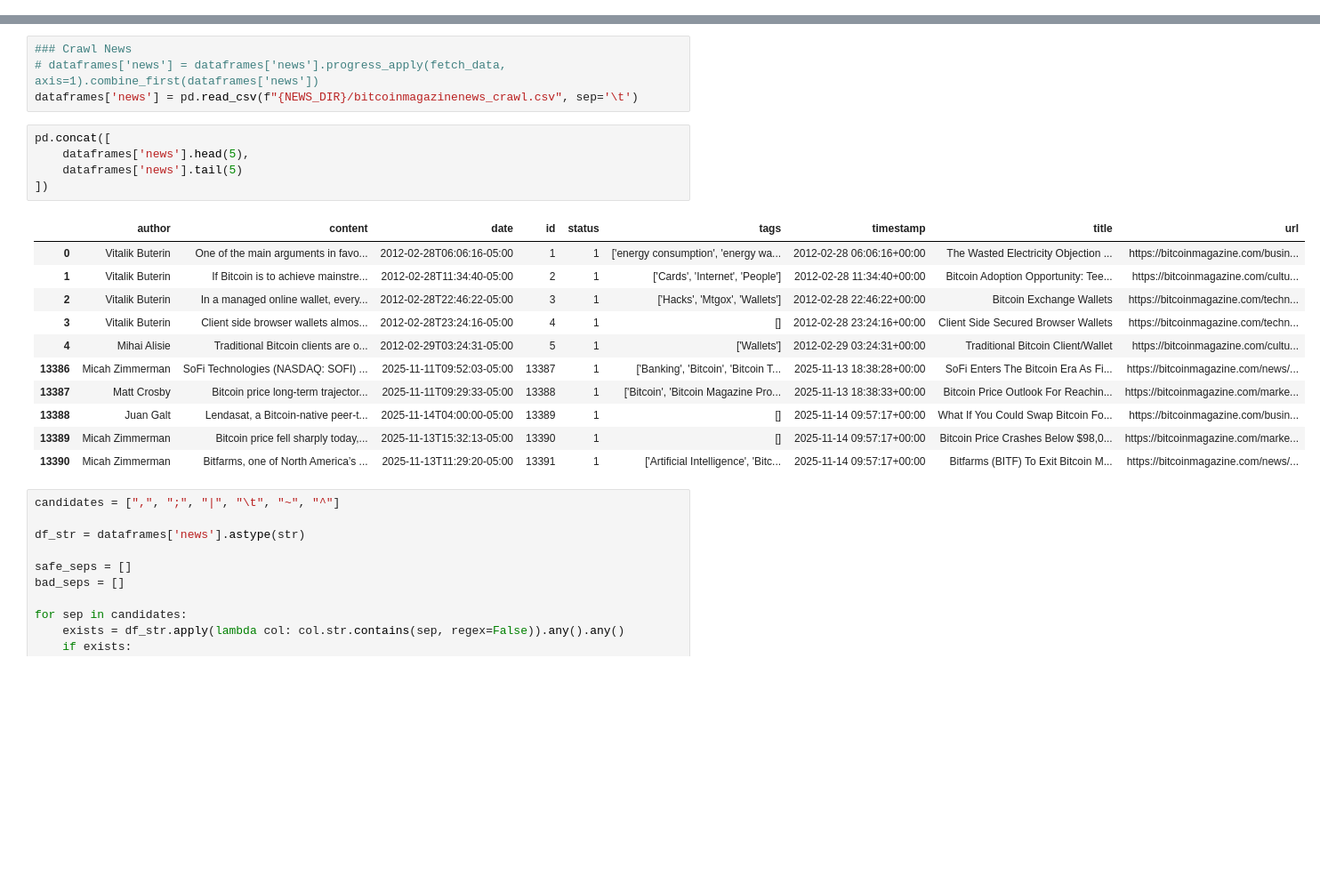
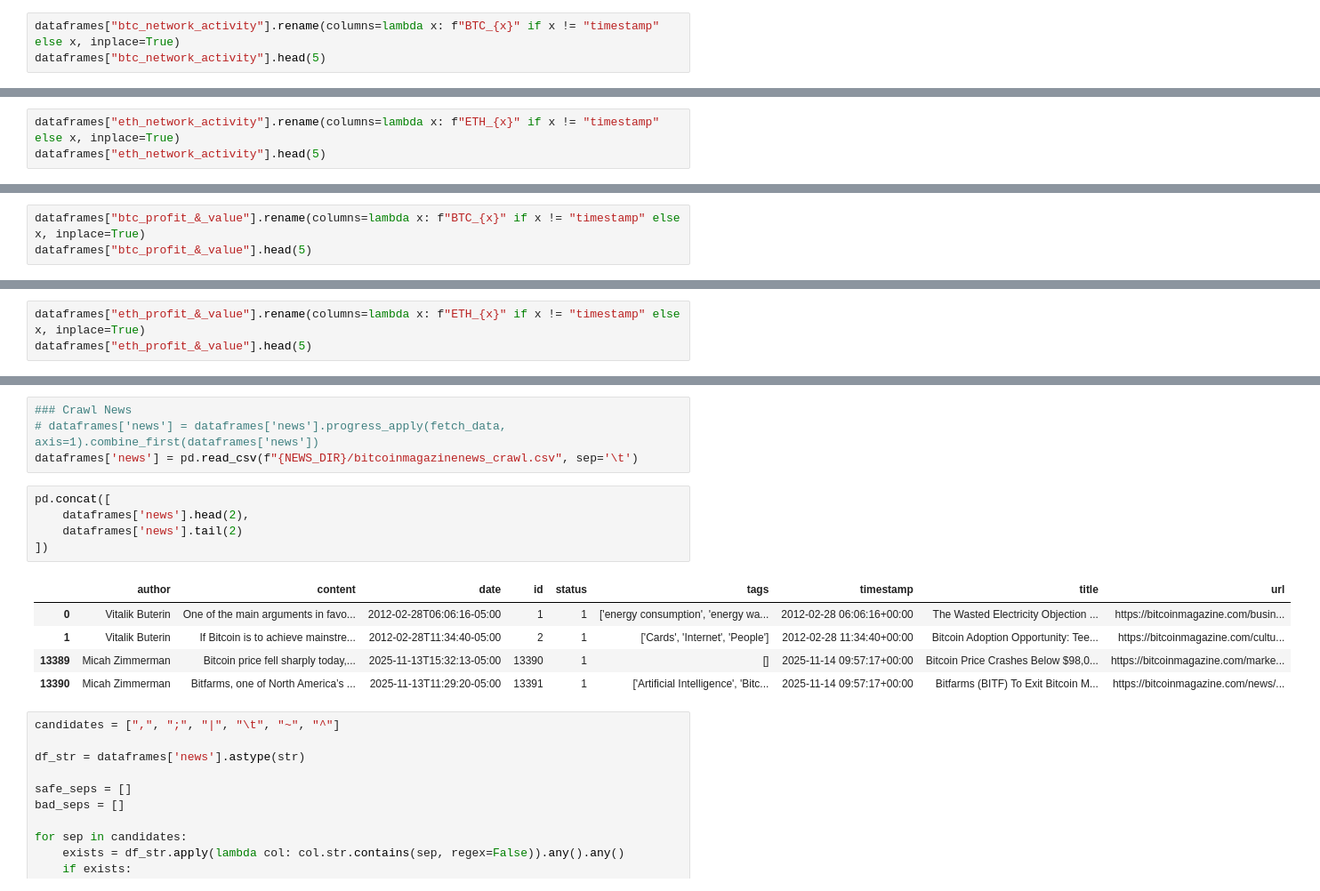
Before and after one commit to hyperformancelabs/crypto-price-forecaster, a Jupyter notebook: processors/cleaning.ipynb, the cells around one changed output, grey strips where cells are left out. Shown at 89% size. Drawn from its saved outputs; the diff is of its cells as text; blank space fills up the shorter version.

```diff
--- a/processors/cleaning.ipynb
+++ b/processors/cleaning.ipynb
@@ -780,3 +816,6 @@ dataframes["btc_network_activity"].head(5)
 | 2 | 2009-01-05 00:00:00+00:00 | 0.0 | 0.0 |
 | 3 | 2009-01-06 00:00:00+00:00 | 0.0 | 0.0 |
 | 4 | 2009-01-07 00:00:00+00:00 | 0.0 | 0.0 |
+# %%
+dataframes["btc_network_activity"].rename(columns=lambda x: f"BTC_{x}" if x != "timestamp" else x, inplace=True)
+dataframes["btc_network_activity"].head(5)
@@ -789,3 +837,6 @@ dataframes['eth_network_activity'].head(5)
 | 2 | 2015-08-01 00:00:00+00:00 | 413.0 | 0.0 |
 | 3 | 2015-08-02 00:00:00+00:00 | 432.0 | 0.0 |
 | 4 | 2015-08-03 00:00:00+00:00 | 444.0 | 0.0 |
+# %%
+dataframes["eth_network_activity"].rename(columns=lambda x: f"ETH_{x}" if x != "timestamp" else x, inplace=True)
+dataframes["eth_network_activity"].head(5)
@@ -823,3 +881,6 @@ dataframes["btc_profit_&_value"].head(5)
 | 2 | 2009-01-05 00:00:00+00:00 | 0.0 | 0.0 | 0.0 | 0.0 | ... |
 | 3 | 2009-01-06 00:00:00+00:00 | 0.0 | 0.0 | 0.0 | 0.0 | ... |
 | 4 | 2009-01-07 00:00:00+00:00 | 0.0 | 0.0 | 0.0 | 0.0 | ... |
+# %%
+dataframes["btc_profit_&_value"].rename(columns=lambda x: f"BTC_{x}" if x != "timestamp" else x, inplace=True)
+dataframes["btc_profit_&_value"].head(5)
@@ -834,3 +902,6 @@ dataframes["eth_profit_&_value"].head(5)
 | 2 | 2015-08-01 00:00:00+00:00 | 0.0 | 0.0 | 0.0 | 0.0 | ... |
 | 3 | 2015-08-02 00:00:00+00:00 | 0.0 | 0.0 | 0.0 | 0.0 | ... |
 | 4 | 2015-08-03 00:00:00+00:00 | 0.0 | 0.0 | 0.0 | 0.0 | ... |
+# %%
+dataframes["eth_profit_&_value"].rename(columns=lambda x: f"ETH_{x}" if x != "timestamp" else x, inplace=True)
+dataframes["eth_profit_&_value"].head(5)
@@ -889,19 +967,13 @@ pd.concat([
 dataframes['news'] = pd.read_csv(f"{NEWS_DIR}/bitcoinmagazinenews_crawl.csv", sep='\t')
 # %%
 pd.concat([
-    dataframes['news'].head(5),
-    dataframes['news'].tail(5)
+    dataframes['news'].head(2),
+    dataframes['news'].tail(2)
 ])
 # %% [output]
 |  | author | content | date | id | status | tags | timestamp | title | url |
 | 0 | Vitalik Buterin | One of the main arguments in favo... | 2012-02-28T06:06:16-05:00 | 1 | 1 | ['energy consumption', 'energy wa... | 2012-02-28 06:06:16+00:00 | The Wasted Electricity Objection ... | https://bitcoinmagazine.com/busin... |
 | 1 | Vitalik Buterin | If Bitcoin is to achieve mainstre... | 2012-02-28T11:34:40-05:00 | 2 | 1 | ['Cards', 'Internet', 'People'] | 2012-02-28 11:34:40+00:00 | Bitcoin Adoption Opportunity: Tee... | https://bitcoinmagazine.com/cultu... |
-| 2 | Vitalik Buterin | In a managed online wallet, every... | 2012-02-28T22:46:22-05:00 | 3 | 1 | ['Hacks', 'Mtgox', 'Wallets'] | 2012-02-28 22:46:22+00:00 | Bitcoin Exchange Wallets | https://bitcoinmagazine.com/techn... |
-| 3 | Vitalik Buterin | Client side browser wallets almos... | 2012-02-28T23:24:16-05:00 | 4 | 1 | [] | 2012-02-28 23:24:16+00:00 | Client Side Secured Browser Wallets | https://bitcoinmagazine.com/techn... |
-| 4 | Mihai Alisie | Traditional Bitcoin clients are o... | 2012-02-29T03:24:31-05:00 | 5 | 1 | ['Wallets'] | 2012-02-29 03:24:31+00:00 | Traditional Bitcoin Client/Wallet | https://bitcoinmagazine.com/cultu... |
-| 13386 | Micah Zimmerman | SoFi Technologies (NASDAQ: SOFI) ... | 2025-11-11T09:52:03-05:00 | 13387 | 1 | ['Banking', 'Bitcoin', 'Bitcoin T... | 2025-11-13 18:38:28+00:00 | SoFi Enters The Bitcoin Era As Fi... | https://bitcoinmagazine.com/news/... |
-| 13387 | Matt Crosby | Bitcoin price long-term trajector... | 2025-11-11T09:29:33-05:00 | 13388 | 1 | ['Bitcoin', 'Bitcoin Magazine Pro... | 2025-11-13 18:38:33+00:00 | Bitcoin Price Outlook For Reachin... | https://bitcoinmagazine.com/marke... |
-| 13388 | Juan Galt | Lendasat, a Bitcoin-native peer-t... | 2025-11-14T04:00:00-05:00 | 13389 | 1 | [] | 2025-11-14 09:57:17+00:00 | What If You Could Swap Bitcoin Fo... | https://bitcoinmagazine.com/busin... |
 | 13389 | Micah Zimmerman | Bitcoin price fell sharply today,... | 2025-11-13T15:32:13-05:00 | 13390 | 1 | [] | 2025-11-14 09:57:17+00:00 | Bitcoin Price Crashes Below $98,0... | https://bitcoinmagazine.com/marke... |
 | 13390 | Micah Zimmerman | Bitfarms, one of North America’s ... | 2025-11-13T11:29:20-05:00 | 13391 | 1 | ['Artificial Intelligence', 'Bitc... | 2025-11-14 09:57:17+00:00 | Bitfarms (BITF) To Exit Bitcoin M... | https://bitcoinmagazine.com/news/... |
 # %%
```
Also changed, not shown: parts of 29 cells of this notebook, 3 other files.
